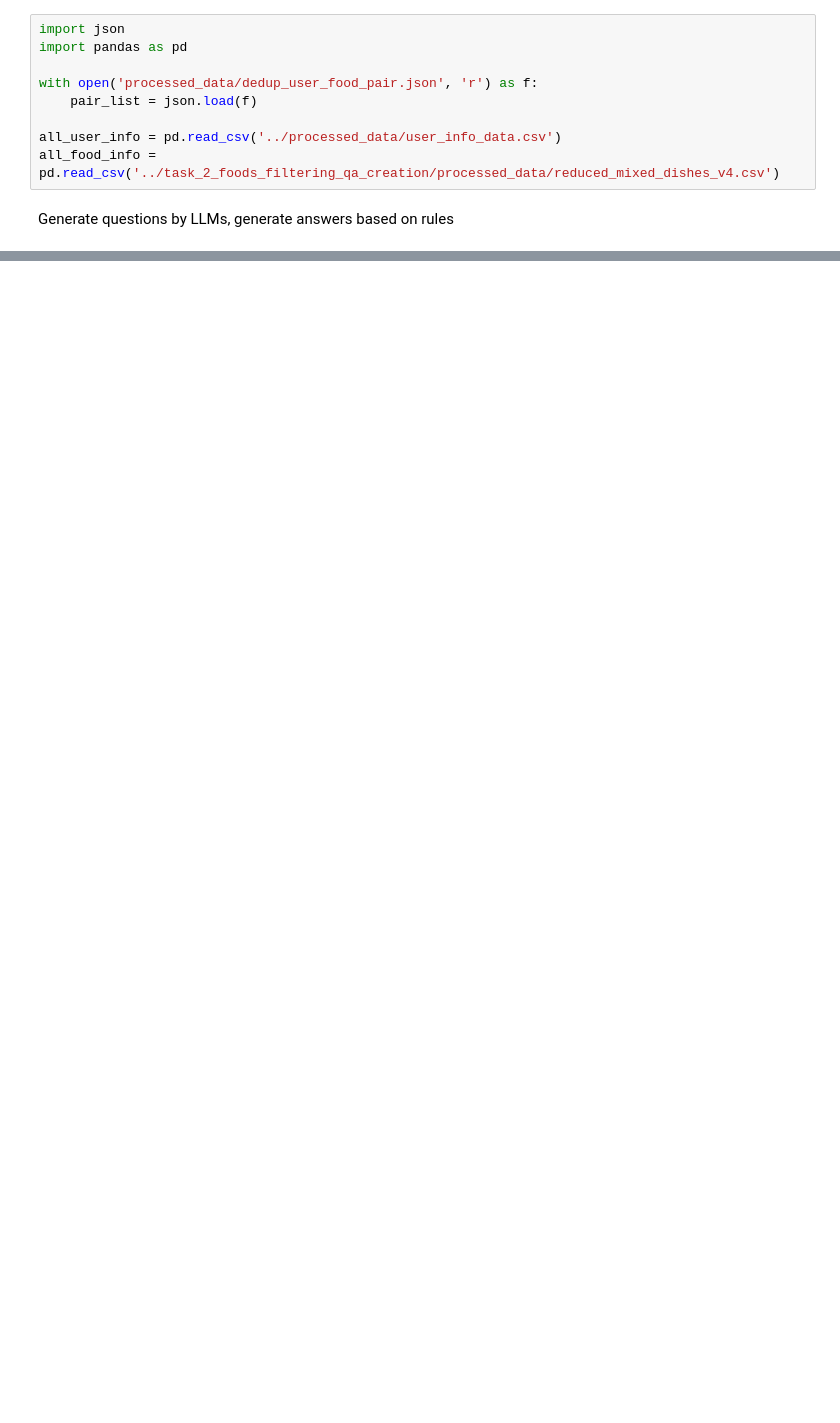
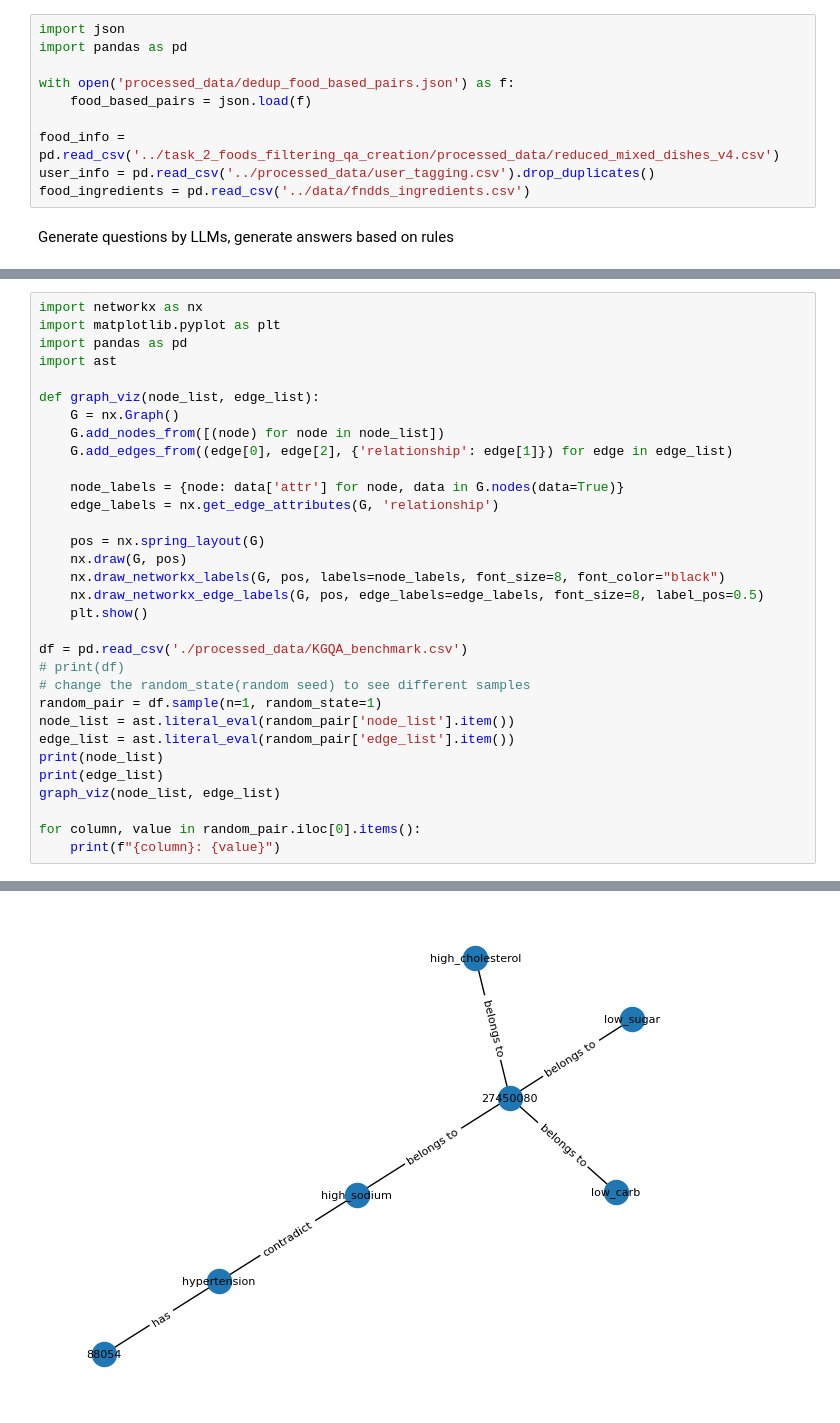
Before and after one commit to Yiyang-Ian-Li/NGQA, a Jupyter notebook: task_3_pair_QA_generation/4_QA_generation.ipynb, the cells around one changed output, grey strips where cells are left out. Saved outputs shown, nothing was run; the diff lists cells and outputs as text; blank space fills up the shorter version.

```diff
--- a/task_3_pair_QA_generation/4_QA_generation.ipynb
+++ b/task_3_pair_QA_generation/4_QA_generation.ipynb
@@ -11,10 +6,11 @@ Load pair data and original user and food data
 import json
 import pandas as pd
 
-with open('processed_data/dedup_user_food_pair.json', 'r') as f:
-    pair_list = json.load(f)
+with open('processed_data/dedup_food_based_pairs.json') as f:
+    food_based_pairs = json.load(f)
 
-all_user_info = pd.read_csv('../processed_data/user_info_data.csv')
-all_food_info = pd.read_csv('../task_2_foods_filtering_qa_creation/processed_data/reduced_mixed_dishes_v4.csv')
+food_info = pd.read_csv('../task_2_foods_filtering_qa_creation/processed_data/reduced_mixed_dishes_v4.csv')
+user_info = pd.read_csv('../processed_data/user_tagging.csv').drop_duplicates()
+food_ingredients = pd.read_csv('../data/fndds_ingredients.csv')
 # %% [markdown]
 Generate questions by LLMs, generate answers based on rules
@@ -119,0 +159,33 @@ KeyboardInterrupt:
+# %%
+import networkx as nx
+import matplotlib.pyplot as plt
+import pandas as pd
+import ast
+
+def graph_viz(node_list, edge_list):
+    G = nx.Graph()
+    G.add_nodes_from([(node) for node in node_list])
+    G.add_edges_from((edge[0], edge[2], {'relationship': edge[1]}) for edge in edge_list)
+
+    node_labels = {node: data['attr'] for node, data in G.nodes(data=True)}
+    edge_labels = nx.get_edge_attributes(G, 'relationship')
+
+    pos = nx.spring_layout(G)
+    nx.draw(G, pos)
+    nx.draw_networkx_labels(G, pos, labels=node_labels, font_size=8, font_color="black")
+    nx.draw_networkx_edge_labels(G, pos, edge_labels=edge_labels, font_size=8, label_pos=0.5)
+    plt.show()
+
+df = pd.read_csv('./processed_data/KGQA_benchmark.csv')
+# print(df)
+# change the random_state(random seed) to see different samples
+random_pair = df.sample(n=1, random_state=1)
+node_list = ast.literal_eval(random_pair['node_list'].item())
+edge_list = ast.literal_eval(random_pair['edge_list'].item())
+print(node_list)
+print(edge_list)
+graph_viz(node_list, edge_list)
+
+for column, value in random_pair.iloc[0].items():
+    print(f"{column}: {value}")
+# %% [output]
@@ -119,0 +194 @@ KeyboardInterrupt:
+[figure, added]
```
Also changed, not shown: parts of 8 cells of this notebook, 12 other files.
